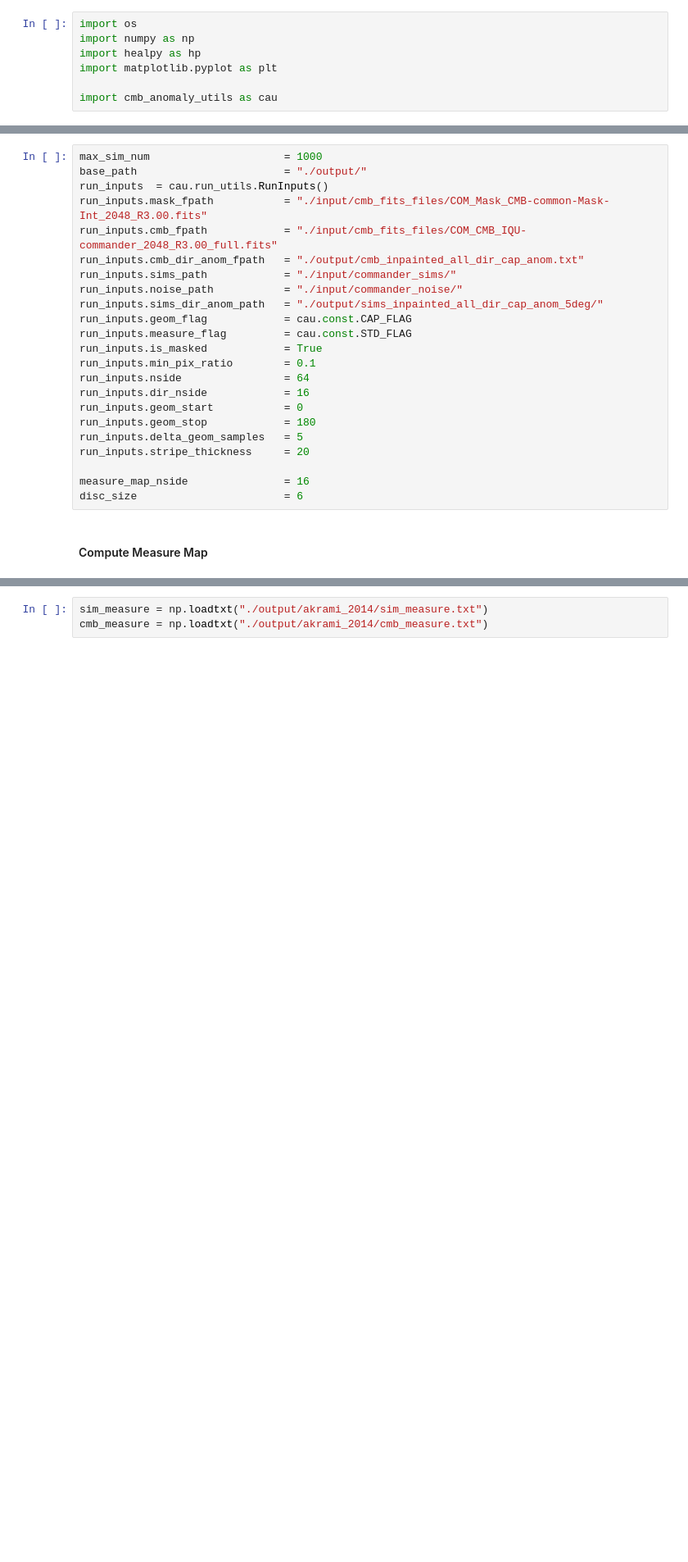
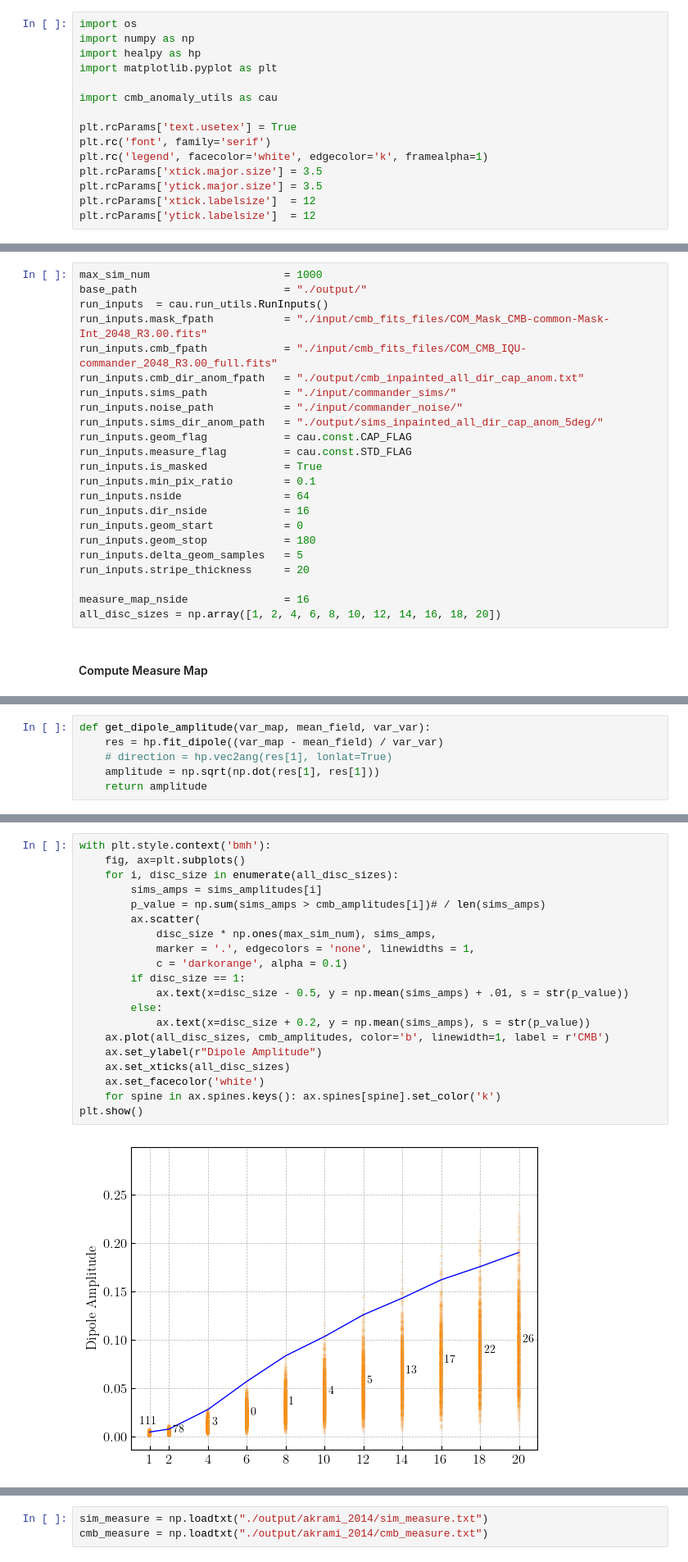
Before and after one commit to jamshidi3d/cmb_anomaly_detection, a Jupyter notebook: akrami_2014.ipynb, the cells around one changed output, grey strips where cells are left out. Shown at 82% size. Cells and saved outputs as stored; diff of their text form; blank space fills up the shorter version.

Commit message:
different disc sizes for the work of akrami_2014

```diff
--- a/akrami_2014.ipynb
+++ b/akrami_2014.ipynb
@@ -5,6 +5,14 @@ import healpy as hp
 import matplotlib.pyplot as plt
 
 import cmb_anomaly_utils as cau
+
+plt.rcParams['text.usetex'] = True
+plt.rc('font', family='serif')
+plt.rc('legend', facecolor='white', edgecolor='k', framealpha=1)
+plt.rcParams['xtick.major.size'] = 3.5
+plt.rcParams['ytick.major.size'] = 3.5
+plt.rcParams['xtick.labelsize']  = 12
+plt.rcParams['ytick.labelsize']  = 12
 # %% [markdown]
 #### Run Parameters
 # %%
@@ -29,6 +37,6 @@ run_inputs.delta_geom_samples   = 5
 run_inputs.stripe_thickness     = 20
 
 measure_map_nside               = 16
-disc_size                       = 6
+all_disc_sizes = np.array([1, 2, 4, 6, 8, 10, 12, 14, 16, 18, 20])
 # %% [markdown]
 #### Compute Measure Map
@@ -98,0 +126,6 @@ Computing Map Pixels:
+# %%
+def get_dipole_amplitude(var_map, mean_field, var_var):
+    res = hp.fit_dipole((var_map - mean_field) / var_var)
+    # direction = hp.vec2ang(res[1], lonlat=True)
+    amplitude = np.sqrt(np.dot(res[1], res[1]))
+    return amplitude
@@ -98,0 +159,22 @@ Computing Map Pixels:
+# %%
+with plt.style.context('bmh'):
+    fig, ax=plt.subplots()
+    for i, disc_size in enumerate(all_disc_sizes):
+        sims_amps = sims_amplitudes[i]
+        p_value = np.sum(sims_amps > cmb_amplitudes[i])# / len(sims_amps)
+        ax.scatter(
+            disc_size * np.ones(max_sim_num), sims_amps,
+            marker = '.', edgecolors = 'none', linewidths = 1,
+            c = 'darkorange', alpha = 0.1)
+        if disc_size == 1:
+            ax.text(x=disc_size - 0.5, y = np.mean(sims_amps) + .01, s = str(p_value))
+        else:
+            ax.text(x=disc_size + 0.2, y = np.mean(sims_amps), s = str(p_value))
+    ax.plot(all_disc_sizes, cmb_amplitudes, color='b', linewidth=1, label = r'CMB')
+    ax.set_ylabel(r"Dipole Amplitude")
+    ax.set_xticks(all_disc_sizes)
+    ax.set_facecolor('white')
+    for spine in ax.spines.keys(): ax.spines[spine].set_color('k')
+plt.show()
+# %% [output]
+[figure, added]
```
Also changed, not shown: parts of 9 cells of this notebook, 1 other file.
